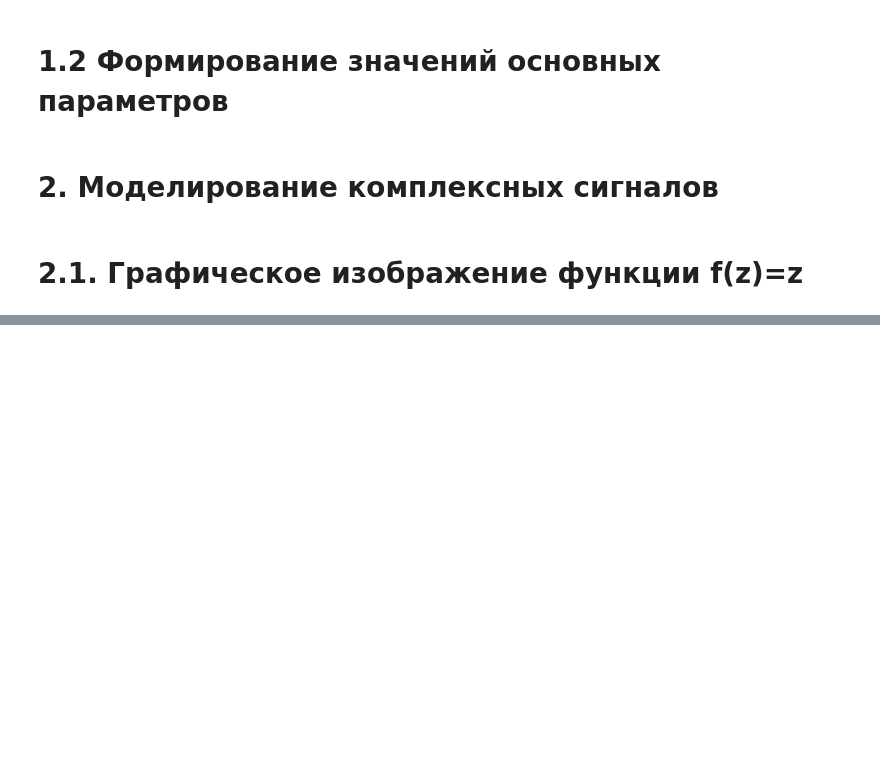
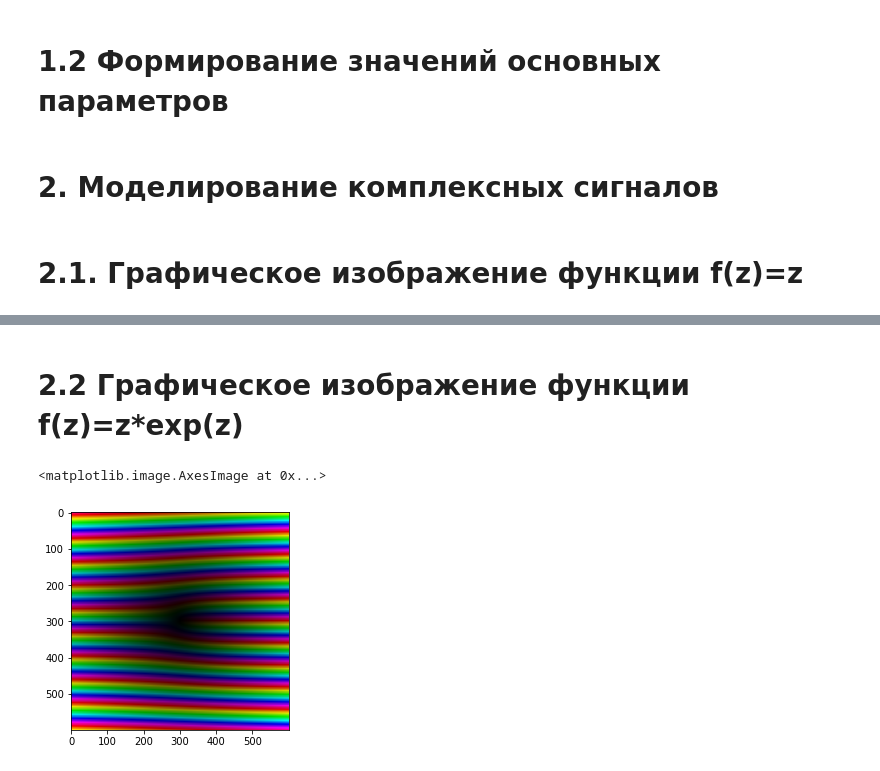
Before and after one commit to SakuraOneLove/DSP-2020, a Jupyter notebook: 7.ipynb, the cells around one changed output, grey strips where cells are left out. Cells and saved outputs as stored; diff of their text form; code cells hidden in the pictures; blank space fills up the shorter version.

```diff
--- a/7.ipynb
+++ b/7.ipynb
@@ -90,0 +89,19 @@ plt.imshow(rgb1); # Визуализация
+# %% [markdown]
+# 2.2 Графическое изображение функции f(z)=z*exp(z)
+# %%
+# Формирование изображения комплексной функции
+# f(z)=z*exp(z)
+f = np.multiply(z, np.exp(z)) # Формирование значений
+
+# Формирование изображения HSV
+hsv2 = np.zeros(shape=(2*nMax, 2*nMax, 3))
+
+hsv2[:,:,0] = wrapTo2Pi(np.angle(f))/(2*np.pi) # Тон
+hsv2[:,:,1] = 1 # Насыщенность
+hsv2[:,:,2] = np.divide(np.abs(z), np.max(np.abs(z))) # Яркость
+
+rgb2 = clr.hsv_to_rgb(hsv2) # Преобразование в формат RGB
+plt.imshow(rgb2) # Визуализация
+# %% [output]
+<matplotlib.image.AxesImage at 0x...>
+[figure, added]
```
Also changed, not shown: parts of 4 cells of this notebook.
